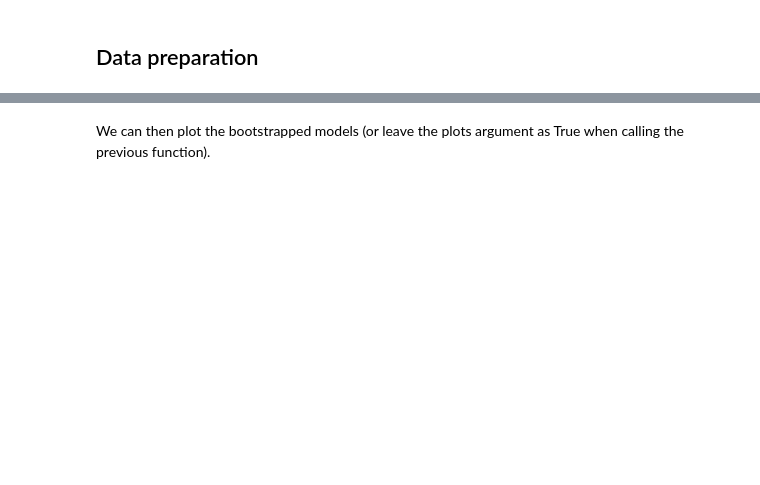
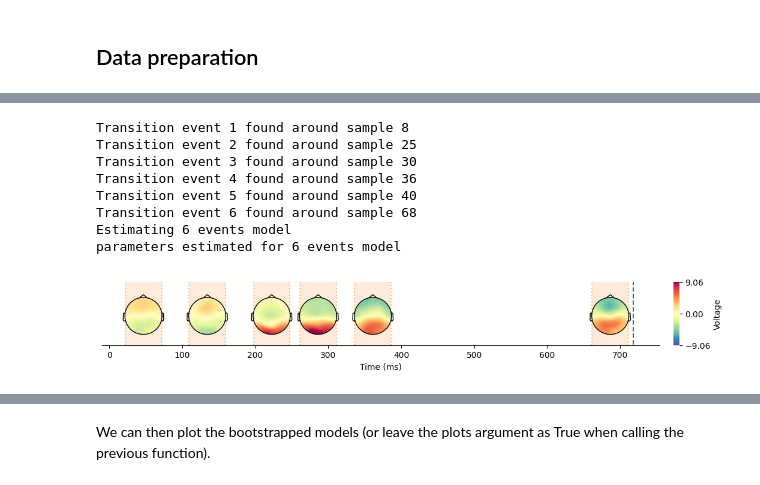
Before and after one commit to GWeindel/hmp, a Jupyter notebook: tutorials/Workshop/3-Testing_the_number_of_bumps.ipynb, the cells around one changed output, grey strips where cells are left out. Cells and saved outputs as stored; diff of their text form; code cells hidden in the pictures; blank space fills up the shorter version.

```diff
--- a/tutorials/Workshop/3-Testing_the_number_of_bumps.ipynb
+++ b/tutorials/Workshop/3-Testing_the_number_of_bumps.ipynb
@@ -41,0 +150,14 @@ init = hmp.models.hmp(hmp_data, epoch_data, event_width=50, cpus=3)
+# %%
+#estimate maximal model using fit
+max_model = init.fit()
+hmp.visu.plot_topo_timecourse(epoch_data, max_model, info, init, as_time=True,contours=0)
+# %% [output]
+Transition event 1 found around sample 8
+Transition event 2 found around sample 25
+Transition event 3 found around sample 30
+Transition event 4 found around sample 36
+Transition event 5 found around sample 40
+Transition event 6 found around sample 68
+Estimating 6 events model
+parameters estimated for 6 events model
+[figure, added]
```
Also changed, not shown: parts of 76 cells of this notebook.
